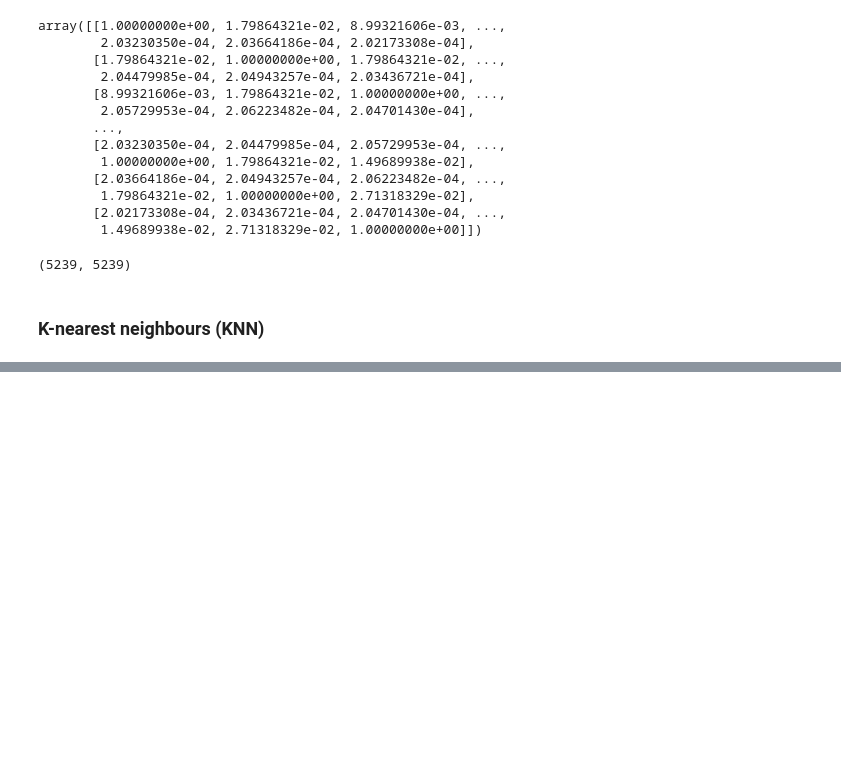
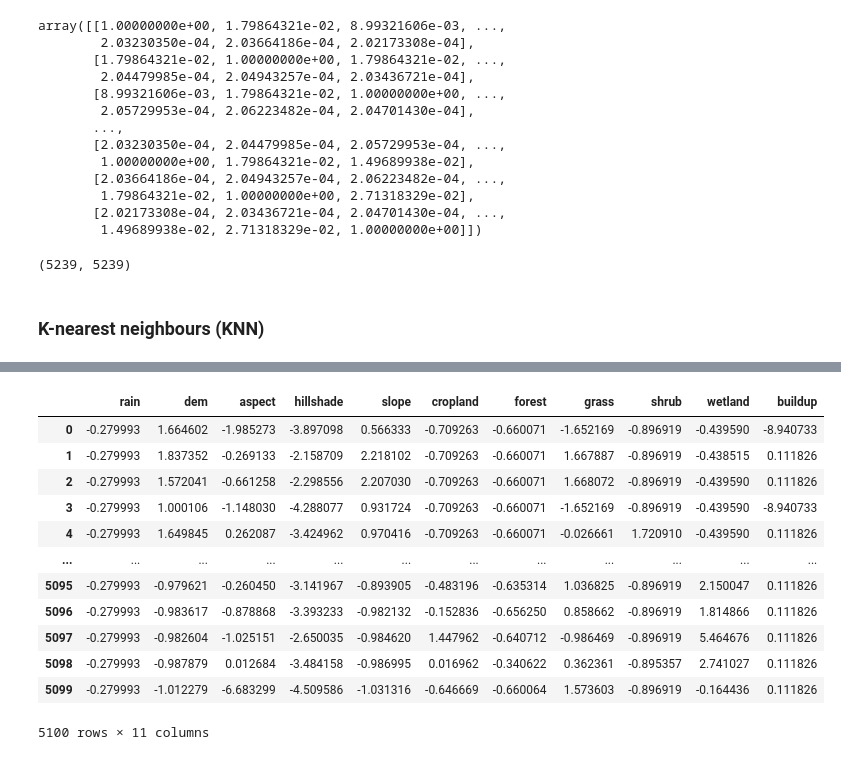
Before and after one commit to GISer2000/daily_learning, a Jupyter notebook: 2024华为杯 D题/第三题_GNN预测.ipynb, the cells around one changed output, grey strips where cells are left out. Saved outputs shown, nothing was run; the diff lists cells and outputs as text; code cells hidden in the pictures; blank space fills up the shorter version.

```diff
--- a/2024华为杯 D题/第三题_GNN预测.ipynb
+++ b/2024华为杯 D题/第三题_GNN预测.ipynb
@@ -134,0 +417,21 @@ plt.show()
+# %%
+path = 'data/CSV/日降雨量汇总/'
+csvs = glob.glob(path + '*.csv')
+df = pd.read_csv(csvs[0]).fillna(0).sort_values('FID').reset_index(drop=True)
+df_standardized = df.drop(columns=['FID','ENG_NAME']).apply(lambda x: (x - x.mean()) / x.std(), axis=0)  # 列上进行归一化
+# %%
+df_standardized
+# %% [output]
+|  | rain | dem | aspect | hillshade | slope | cropland | forest | grass | shrub | wetland | buildup |
+| 0 | -0.279993 | 1.664602 | -1.985273 | -3.897098 | 0.566333 | -0.709263 | -0.660071 | -1.652169 | -0.896919 | -0.439590 | -8.940733 |
+| 1 | -0.279993 | 1.837352 | -0.269133 | -2.158709 | 2.218102 | -0.709263 | -0.660071 | 1.667887 | -0.896919 | -0.438515 | 0.111826 |
+| 2 | -0.279993 | 1.572041 | -0.661258 | -2.298556 | 2.207030 | -0.709263 | -0.660071 | 1.668072 | -0.896919 | -0.439590 | 0.111826 |
+| 3 | -0.279993 | 1.000106 | -1.148030 | -4.288077 | 0.931724 | -0.709263 | -0.660071 | -1.652169 | -0.896919 | -0.439590 | -8.940733 |
+| 4 | -0.279993 | 1.649845 | 0.262087 | -3.424962 | 0.970416 | -0.709263 | -0.660071 | -0.026661 | 1.720910 | -0.439590 | 0.111826 |
+| ... | ... | ... | ... | ... | ... | ... | ... | ... | ... | ... | ... |
+| 5095 | -0.279993 | -0.979621 | -0.260450 | -3.141967 | -0.893905 | -0.483196 | -0.635314 | 1.036825 | -0.896919 | 2.150047 | 0.111826 |
+| 5096 | -0.279993 | -0.983617 | -0.878868 | -3.393233 | -0.982132 | -0.152836 | -0.656250 | 0.858662 | -0.896919 | 1.814866 | 0.111826 |
+| 5097 | -0.279993 | -0.982604 | -1.025151 | -2.650035 | -0.984620 | 1.447962 | -0.640712 | -0.986469 | -0.896919 | 5.464676 | 0.111826 |
+| 5098 | -0.279993 | -0.987879 | 0.012684 | -3.484158 | -0.986995 | 0.016962 | -0.340622 | 0.362361 | -0.895357 | 2.741027 | 0.111826 |
+| 5099 | -0.279993 | -1.012279 | -6.683299 | -4.509586 | -1.031316 | -0.646669 | -0.660064 | 1.573603 | -0.896919 | -0.164436 | 0.111826 |
+5100 rows × 11 columns
```
Also changed, not shown: parts of 73 cells of this notebook, 4 other files.
